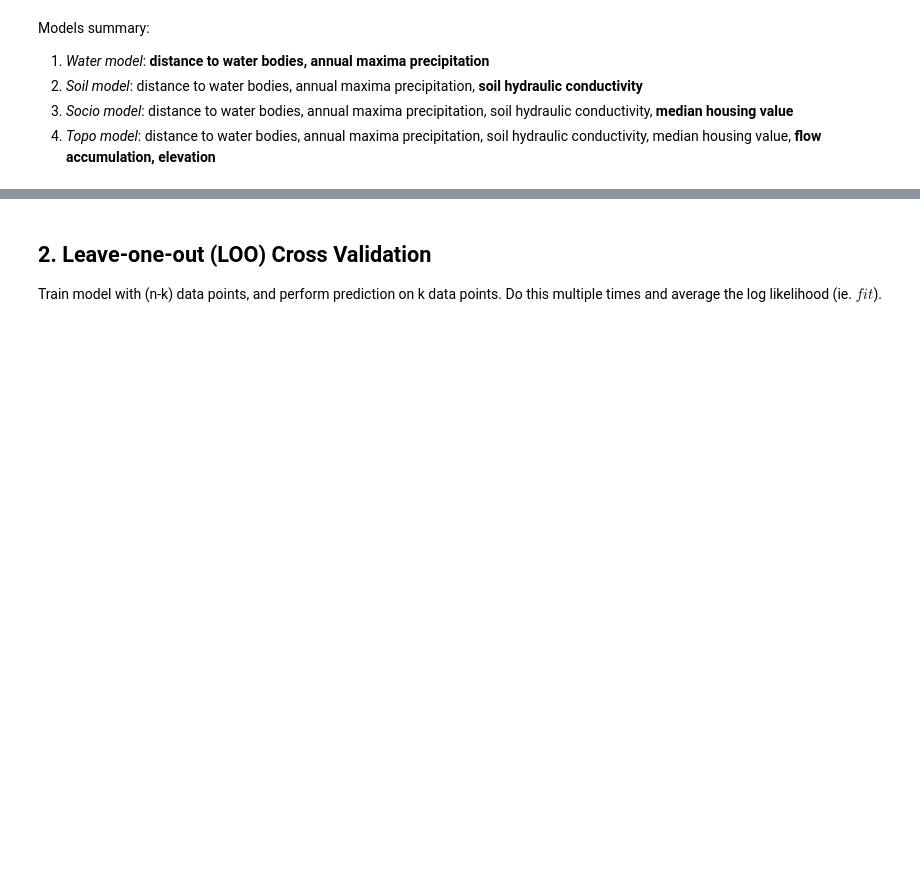
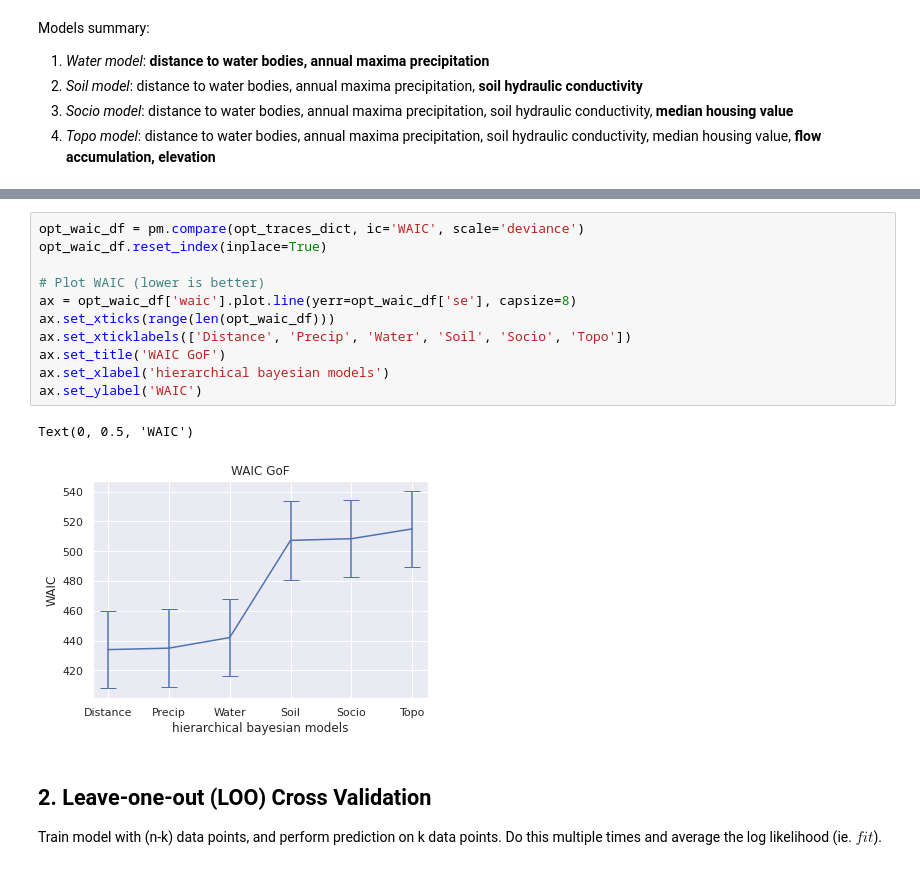
Before and after one commit to juannat7/bayesian_septic, a Jupyter notebook: notebooks/06 goodness_of_fit.ipynb, the cells around one changed output, grey strips where cells are left out. Saved outputs shown, nothing was run; the diff lists cells and outputs as text; blank space fills up the shorter version.

```diff
--- a/notebooks/06 goodness_of_fit.ipynb
+++ b/notebooks/06 goodness_of_fit.ipynb
@@ -111,3 +110,17 @@ Text(0, 0.5, 'WAIC')
+# %%
+opt_waic_df = pm.compare(opt_traces_dict, ic='WAIC', scale='deviance')
+opt_waic_df.reset_index(inplace=True)
+
+# Plot WAIC (lower is better)
+ax = opt_waic_df['waic'].plot.line(yerr=opt_waic_df['se'], capsize=8)
+ax.set_xticks(range(len(opt_waic_df)))
+ax.set_xticklabels(['Distance', 'Precip', 'Water', 'Soil', 'Socio', 'Topo'])
+ax.set_title('WAIC GoF')
+ax.set_xlabel('hierarchical bayesian models')
+ax.set_ylabel('WAIC')
+# %% [output]
+Text(0, 0.5, 'WAIC')
+[figure, added]
 # %% [markdown]
 ## 2. Leave-one-out (LOO) Cross Validation
 Train model with (n-k) data points, and perform prediction on k data points. Do this multiple times and average the log likelihood (ie. $fit$).
```
Also changed, not shown: parts of 5 cells of this notebook, 1 other file.
